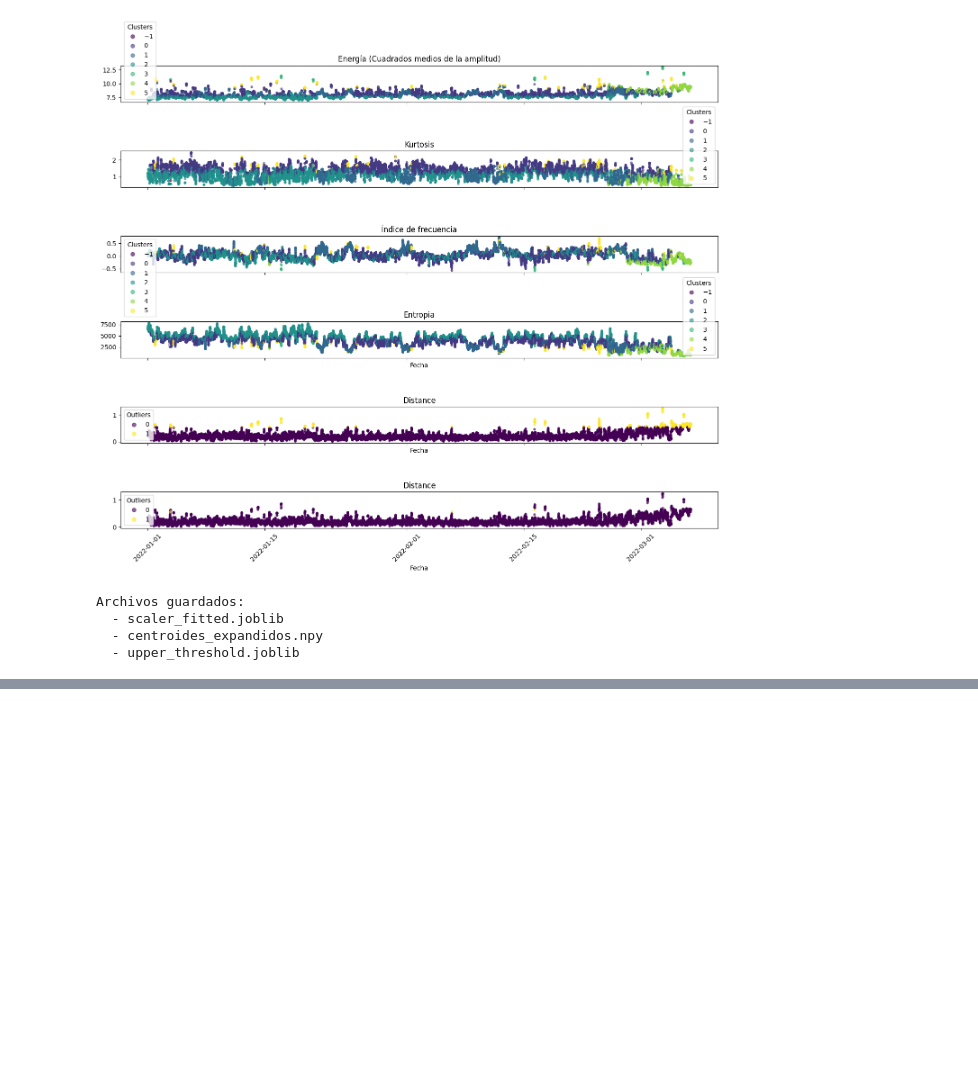
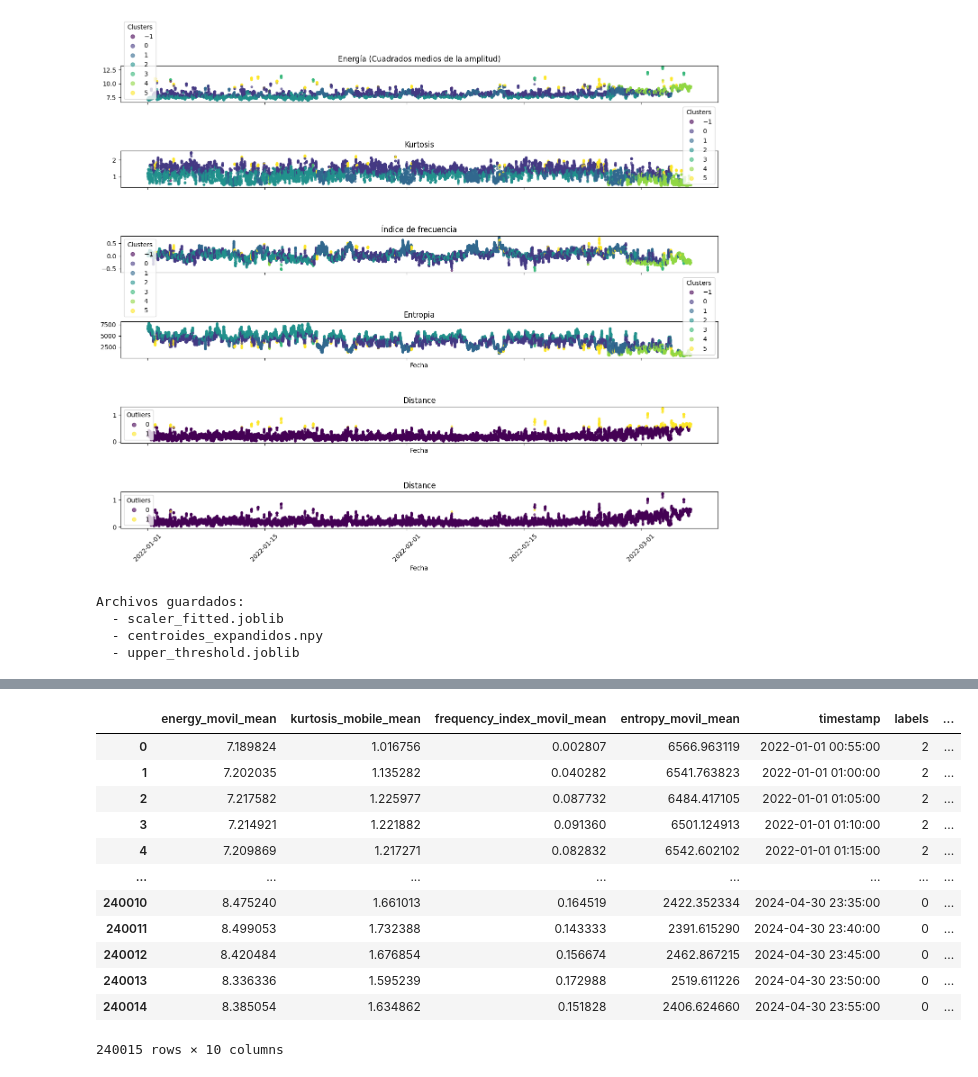
Before and after one commit to javierMoG/PopocatepetlVolcano, a Jupyter notebook: src/kmeans_model_anlomalys_model_increasce_clusters.ipynb, the cells around one changed output, grey strips where cells are left out. Drawn from its saved outputs; the diff is of its cells as text; code cells hidden in the pictures; blank space fills up the shorter version.

```diff
--- a/src/kmeans_model_anlomalys_model_increasce_clusters.ipynb
+++ b/src/kmeans_model_anlomalys_model_increasce_clusters.ipynb
@@ -734,0 +784,16 @@ resultado = clasificar_nueva_data(
+# %%
+resultados
+# %% [output]
+|  | energy_movil_mean | kurtosis_mobile_mean | frequency_index_movil_mean | entropy_movil_mean | timestamp | labels | ... |
+| 0 | 7.189824 | 1.016756 | 0.002807 | 6566.963119 | 2022-01-01 00:55:00 | 2 | ... |
+| 1 | 7.202035 | 1.135282 | 0.040282 | 6541.763823 | 2022-01-01 01:00:00 | 2 | ... |
+| 2 | 7.217582 | 1.225977 | 0.087732 | 6484.417105 | 2022-01-01 01:05:00 | 2 | ... |
+| 3 | 7.214921 | 1.221882 | 0.091360 | 6501.124913 | 2022-01-01 01:10:00 | 2 | ... |
+| 4 | 7.209869 | 1.217271 | 0.082832 | 6542.602102 | 2022-01-01 01:15:00 | 2 | ... |
+| ... | ... | ... | ... | ... | ... | ... | ... |
+| 240010 | 8.475240 | 1.661013 | 0.164519 | 2422.352334 | 2024-04-30 23:35:00 | 0 | ... |
+| 240011 | 8.499053 | 1.732388 | 0.143333 | 2391.615290 | 2024-04-30 23:40:00 | 0 | ... |
+| 240012 | 8.420484 | 1.676854 | 0.156674 | 2462.867215 | 2024-04-30 23:45:00 | 0 | ... |
+| 240013 | 8.336336 | 1.595239 | 0.172988 | 2519.611226 | 2024-04-30 23:50:00 | 0 | ... |
+| 240014 | 8.385054 | 1.634862 | 0.151828 | 2406.624660 | 2024-04-30 23:55:00 | 0 | ... |
+240015 rows × 10 columns
```
Also changed, not shown: parts of 5 cells of this notebook.
